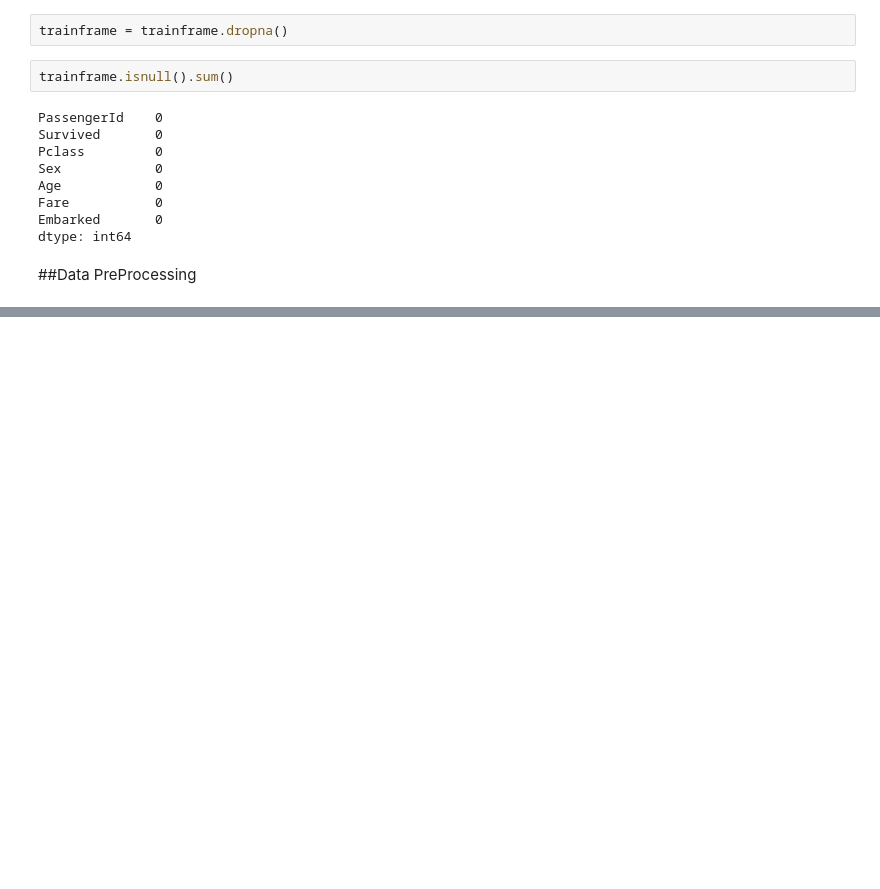
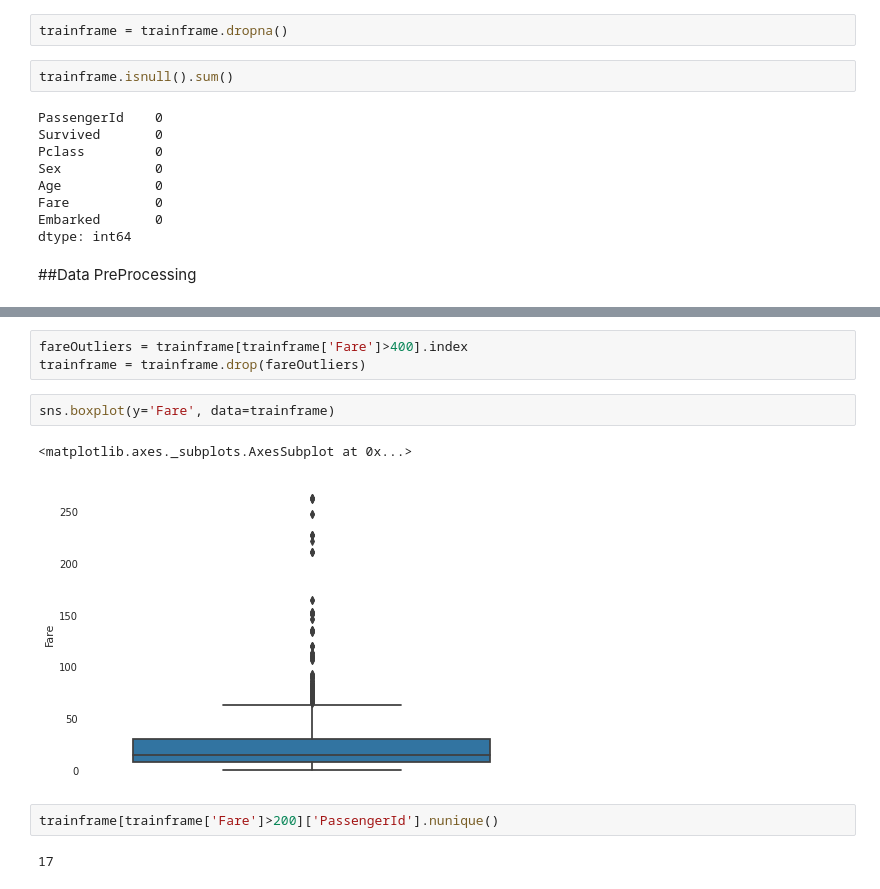
Before and after one commit to joaojulio/Kaggle-Projects, a Jupyter notebook: TitanicKaggle.ipynb, the cells around one changed output, grey strips where cells are left out. Drawn from its saved outputs; the diff is of its cells as text; blank space fills up the shorter version.

```diff
--- a/TitanicKaggle.ipynb
+++ b/TitanicKaggle.ipynb
@@ -350,0 +410,12 @@ dtype: int64
+# %%
+fareOutliers = trainframe[trainframe['Fare']>400].index
+trainframe = trainframe.drop(fareOutliers)
+# %%
+sns.boxplot(y='Fare', data=trainframe)
+# %% [output]
+<matplotlib.axes._subplots.AxesSubplot at 0x...>
+[figure, added]
+# %%
+trainframe[trainframe['Fare']>200]['PassengerId'].nunique()
+# %% [output]
+17
```
Also changed, not shown: parts of 29 cells of this notebook.
